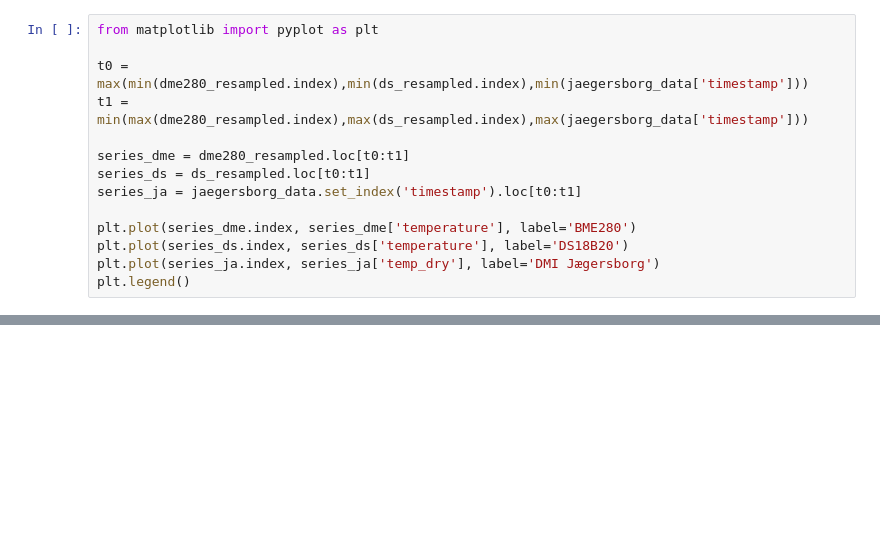
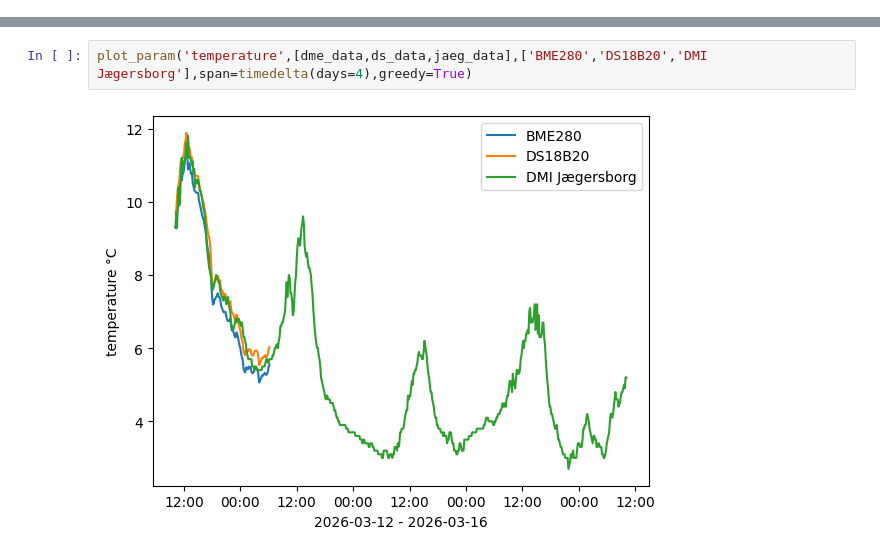
Before and after one commit to lukavest/uge-6, a Jupyter notebook: vejr-db/sandbox.ipynb, the cells around one changed output, grey strips where cells are left out. Cells and saved outputs as stored; diff of their text form; blank space fills up the shorter version.

```diff
--- a/vejr-db/sandbox.ipynb
+++ b/vejr-db/sandbox.ipynb
@@ -16,14 +21,0 @@ jaegersborg_data = query_fetch_df("SELECT * FROM dmi_2 WHERE source_id='06181' O
-# %%
-from matplotlib import pyplot as plt
-
-t0 = max(min(dme280_resampled.index),min(ds_resampled.index),min(jaegersborg_data['timestamp']))
-t1 = min(max(dme280_resampled.index),max(ds_resampled.index),max(jaegersborg_data['timestamp']))
-
-series_dme = dme280_resampled.loc[t0:t1]
-series_ds = ds_resampled.loc[t0:t1]
-series_ja = jaegersborg_data.set_index('timestamp').loc[t0:t1]
-
-plt.plot(series_dme.index, series_dme['temperature'], label='BME280')
-plt.plot(series_ds.index, series_ds['temperature'], label='DS18B20')
-plt.plot(series_ja.index, series_ja['temp_dry'], label='DMI Jægersborg')
-plt.legend()
@@ -51,0 +70,4 @@ plt.legend()
+# %%
+plot_param('temperature',[dme_data,ds_data,jaeg_data],['BME280','DS18B20','DMI Jægersborg'],span=timedelta(days=4),greedy=True)
+# %% [output]
+[figure, added]
```
Also changed, not shown: parts of 12 cells of this notebook, 11 other files.
